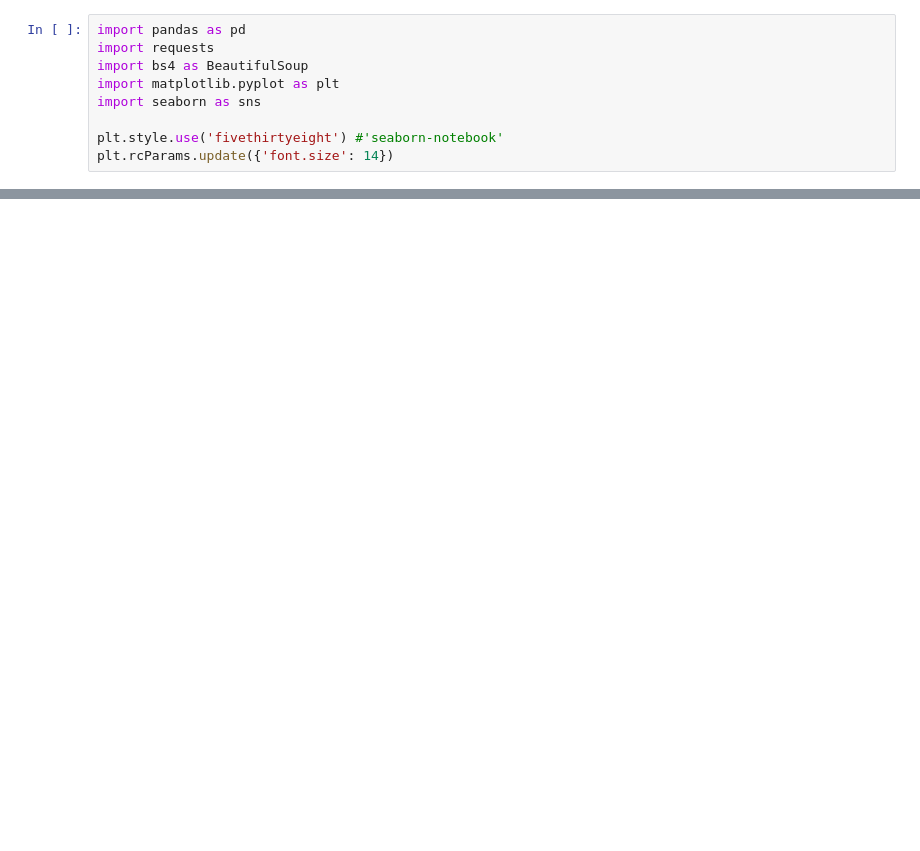
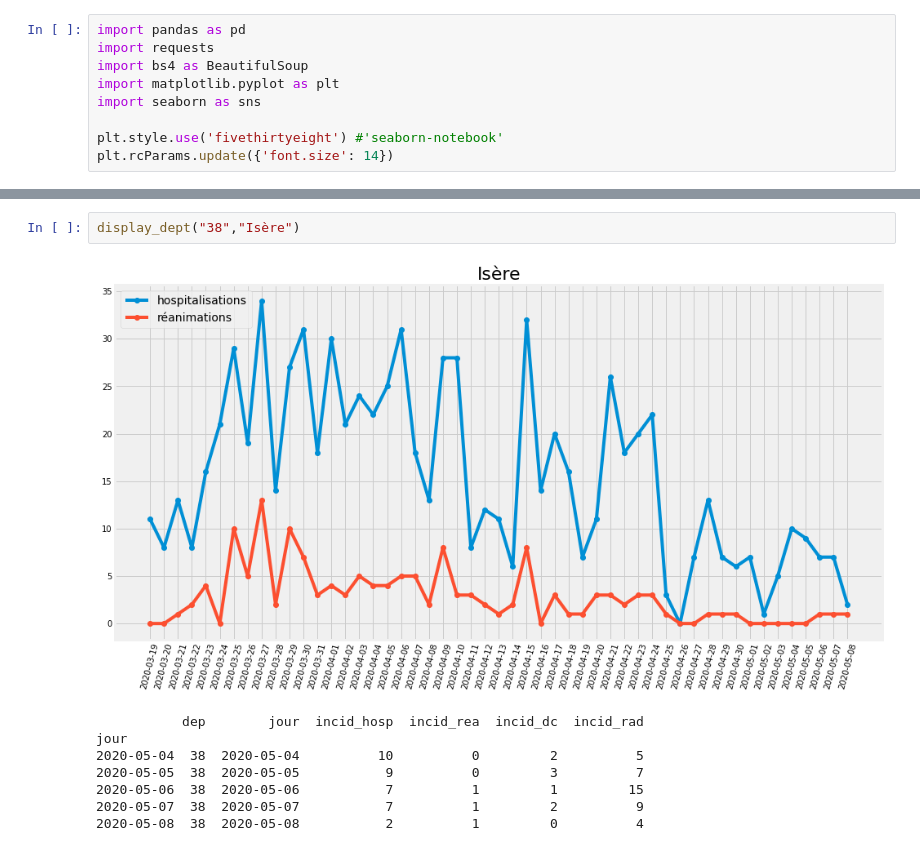
Before and after one commit to paulantoine/covid_dept, a Jupyter notebook: covid.ipynb, the cells around one changed output, grey strips where cells are left out. Drawn from its saved outputs; the diff is of its cells as text; blank space fills up the shorter version.

```diff
--- a/covid.ipynb
+++ b/covid.ipynb
@@ -75,0 +88,11 @@ jour
+# %%
+display_dept("38","Isère")
+# %% [output]
+[figure, added]
+           dep        jour  incid_hosp  incid_rea  incid_dc  incid_rad
+jour
+2020-05-04  38  2020-05-04          10          0         2          5
+2020-05-05  38  2020-05-05           9          0         3          7
+2020-05-06  38  2020-05-06           7          1         1         15
+2020-05-07  38  2020-05-07           7          1         2          9
+2020-05-08  38  2020-05-08           2          1         0          4
```
Also changed, not shown: parts of 9 cells of this notebook.
